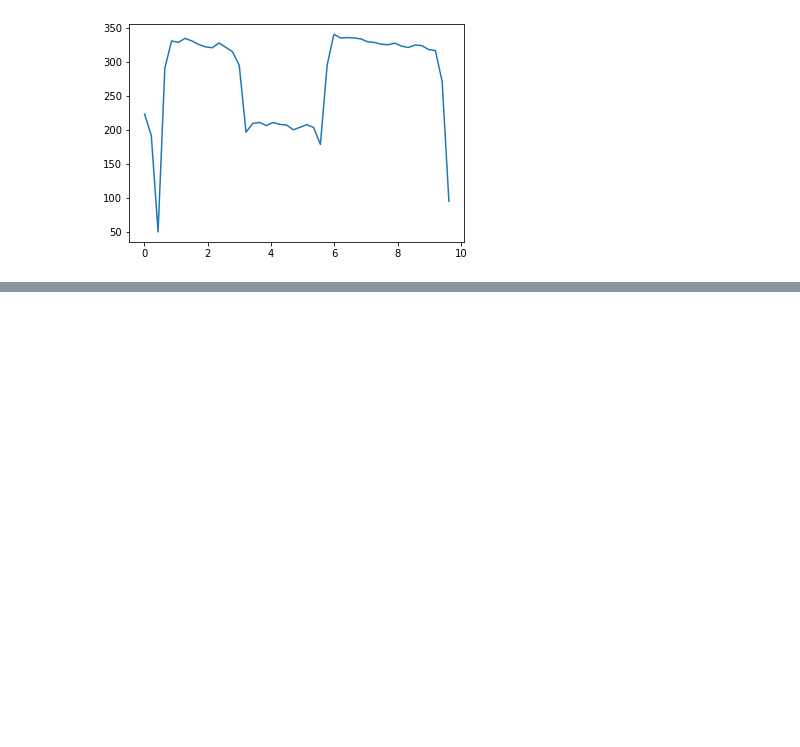
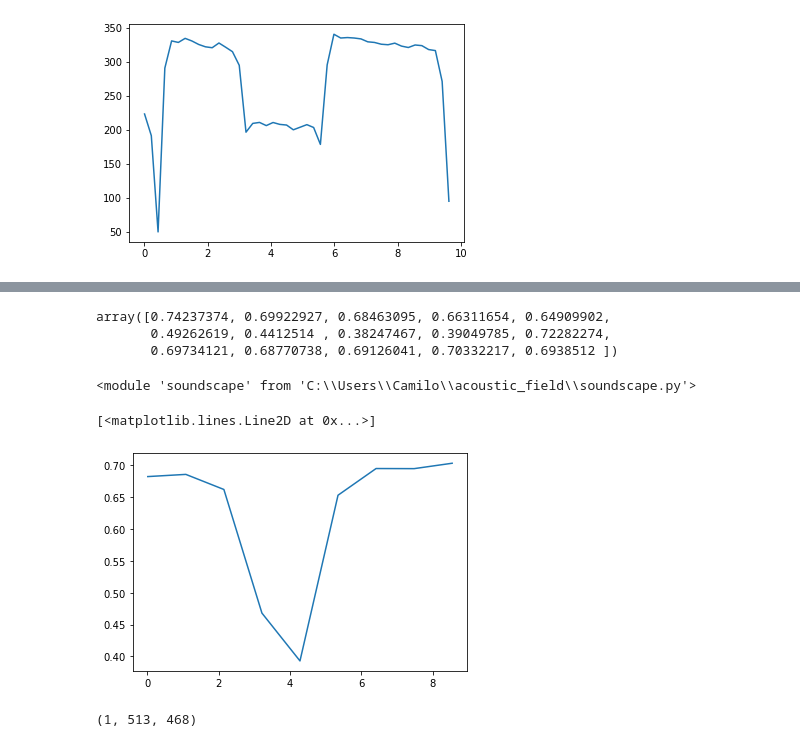
Before and after one commit to meguia/IRma, a Jupyter notebook: test1.ipynb, the cells around one changed output, grey strips where cells are left out. Saved outputs shown, nothing was run; the diff lists cells and outputs as text; code cells hidden in the pictures; blank space fills up the shorter version.

Commit message:
Soundscape updated

```diff
--- a/test1.ipynb
+++ b/test1.ipynb
@@ -92,0 +131,18 @@ BI.shape
+# %%
+H = -np.sum([y*np.log2(y) for y in spec_av],axis=1)/np.log2(N)
+H
+# %% [output]
+array([0.74237374, 0.69922927, 0.68463095, 0.66311654, 0.64909902,
+       0.49262619, 0.4412514 , 0.38247467, 0.39049785, 0.72282274,
+       0.69734121, 0.68770738, 0.69126041, 0.70332217, 0.6938512 ])
+# %%
+imp.reload(soundscape)
+# %% [output]
+<module 'soundscape' from 'C:\\Users\\Camilo\\acoustic_field\\soundscape.py'>
+# %%
+ts, HS = soundscape.spectral_entropy(spec,50)
+# %%
+plt.plot(ts,HS[0,:])
+# %% [output]
+[<matplotlib.lines.Line2D at 0x...>]
+[figure, added]
@@ -92,0 +153,4 @@ BI.shape
+# %%
+spec['s'].shape
+# %% [output]
+(1, 513, 468)
```
Also changed, not shown: parts of 27 cells of this notebook, 2 other files.
